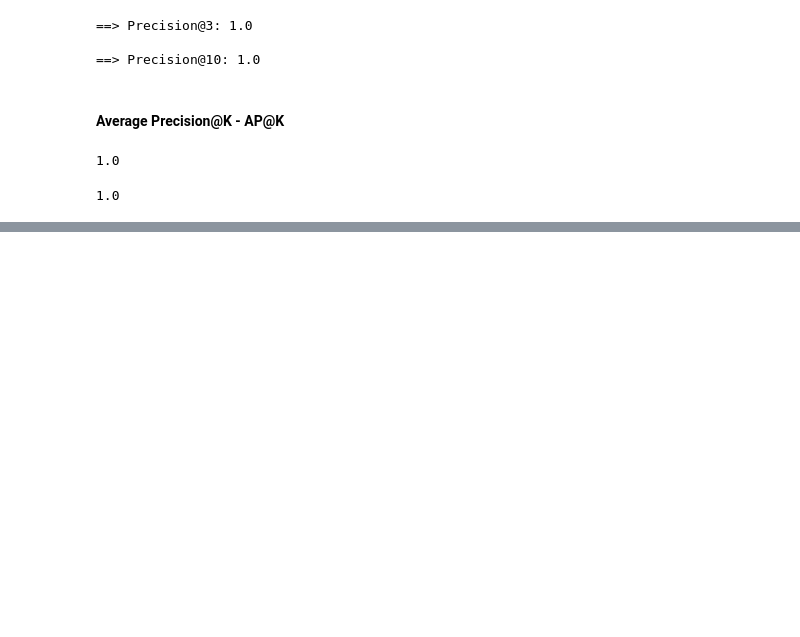
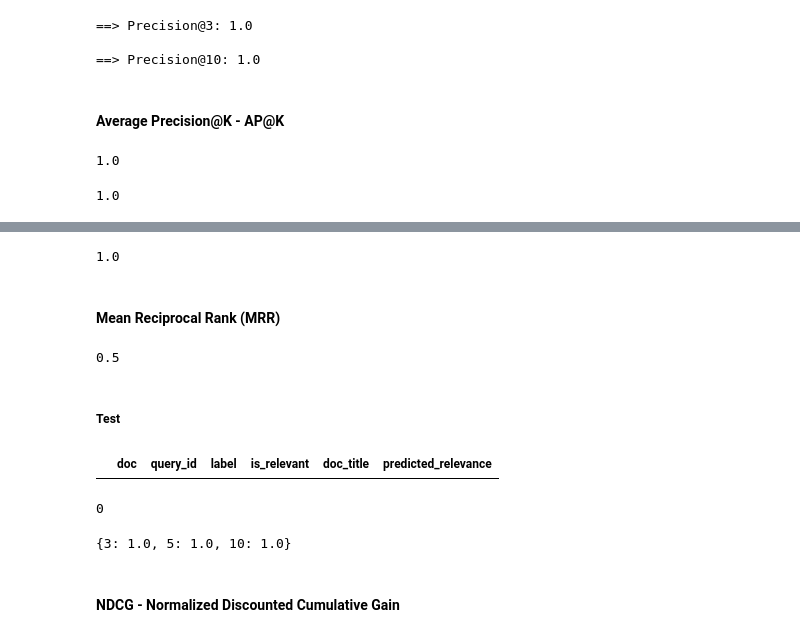
Before and after one commit to luis-bonet/IRWA-PROJECT, a Jupyter notebook: Lab-2/lab2.ipynb, the cells around one changed output, grey strips where cells are left out. Cells and saved outputs as stored; diff of their text form; code cells hidden in the pictures; blank space fills up the shorter version.

```diff
--- a/Lab-2/lab2.ipynb
+++ b/Lab-2/lab2.ipynb
@@ -528,0 +582,7 @@ average_precision_score(np.array(temp["is_relevant"]), np.array(temp["predicted_
+# %%
+map_k, avp = map_at_k(search_results, 10)
+map_k
+# %% [output]
+1.0
+# %% [markdown]
+#### Mean Reciprocal Rank (MRR)
@@ -528,0 +609,20 @@ average_precision_score(np.array(temp["is_relevant"]), np.array(temp["predicted_
+# %%
+doc_score = np.array([0, 1, 0, 1, 1])
+score = np.array([0.9, 0.5, 0.6, 0.7, 0.2])
+rr_at_k(doc_score, score, 5)
+# %% [output]
+0.5
+# %% [markdown]
+##### Test
+# %%
+current_query = 8
+current_query_res = search_results[search_results["query_id"] == current_query]
+current_query_res.sort_values("predicted_relevance", ascending=False).head(10)
+# %% [output]
+|  | doc | query_id | label | is_relevant | doc_title | predicted_relevance |
+# %%
+labels = np.array(search_results[search_results['query_id'] == 8]["is_relevant"])
+scores = np.array(search_results[search_results['query_id'] == 8]["predicted_relevance"])
+np.round(rr_at_k(labels, scores, 10), 4)
+# %% [output]
+0
@@ -528,0 +638,6 @@ average_precision_score(np.array(temp["is_relevant"]), np.array(temp["predicted_
+# %%
+mrr
+# %% [output]
+{3: 1.0, 5: 1.0, 10: 1.0}
+# %% [markdown]
+#### NDCG - Normalized Discounted Cumulative Gain
```
Also changed, not shown: parts of 13 cells of this notebook, 1 other file.
